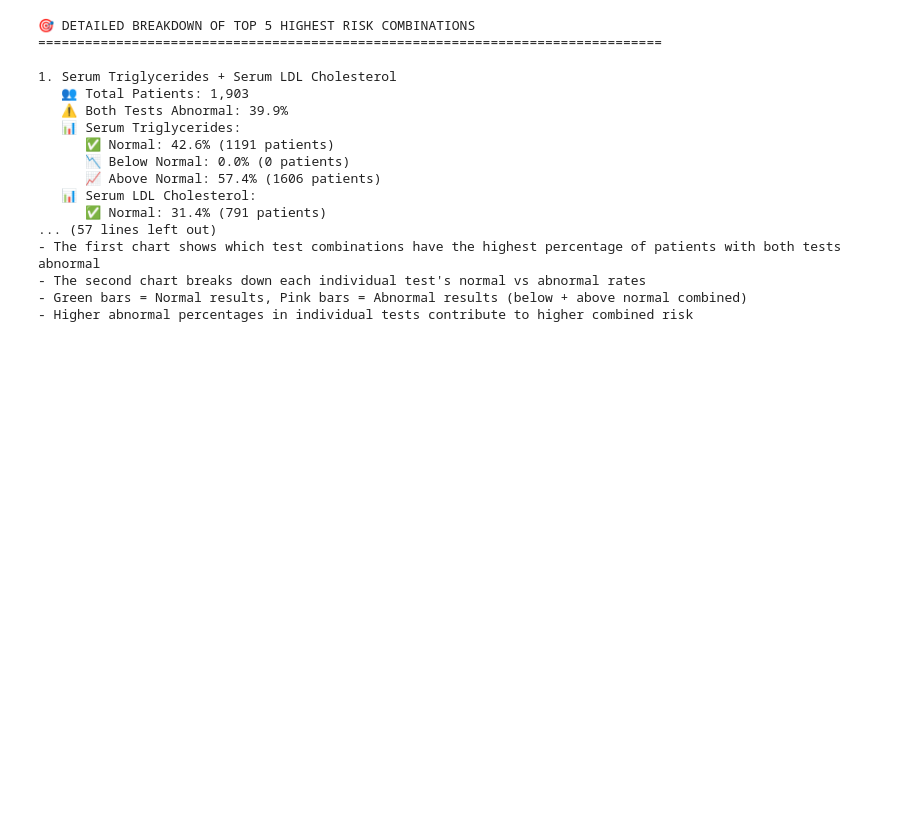
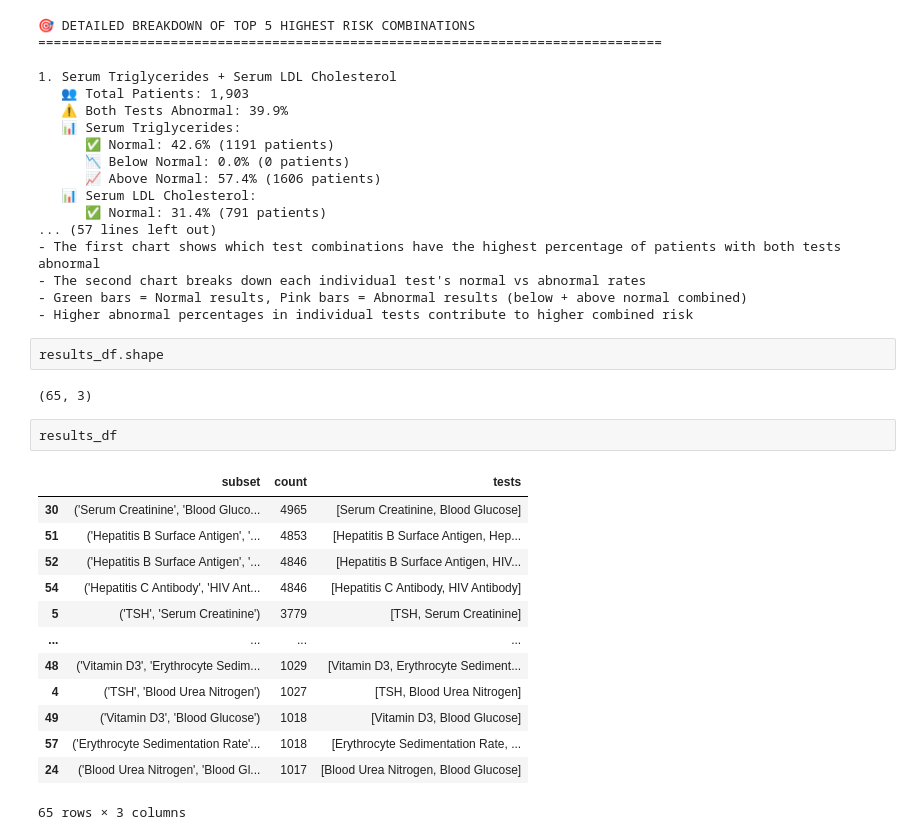
Before and after one commit to Akar-30/health_data, a Jupyter notebook: data_gathering_and_cleaning.ipynb, the cells around one changed output. Saved outputs shown, nothing was run; the diff lists cells and outputs as text; blank space fills up the shorter version.

```diff
--- a/data_gathering_and_cleaning.ipynb
+++ b/data_gathering_and_cleaning.ipynb
@@ -2494,3 +2494,23 @@ print("- Higher abnormal percentages in individual tests contribute to higher co
 - The second chart breaks down each individual test's normal vs abnormal rates
 - Green bars = Normal results, Pink bars = Abnormal results (below + above normal combined)
 - Higher abnormal percentages in individual tests contribute to higher combined risk
+# %%
+results_df.shape
+# %% [output]
+(65, 3)
+# %%
+results_df
+# %% [output]
+|  | subset | count | tests |
+| 30 | ('Serum Creatinine', 'Blood Gluco... | 4965 | [Serum Creatinine, Blood Glucose] |
+| 51 | ('Hepatitis B Surface Antigen', '... | 4853 | [Hepatitis B Surface Antigen, Hep... |
+| 52 | ('Hepatitis B Surface Antigen', '... | 4846 | [Hepatitis B Surface Antigen, HIV... |
+| 54 | ('Hepatitis C Antibody', 'HIV Ant... | 4846 | [Hepatitis C Antibody, HIV Antibody] |
+| 5 | ('TSH', 'Serum Creatinine') | 3779 | [TSH, Serum Creatinine] |
+| ... | ... | ... | ... |
+| 48 | ('Vitamin D3', 'Erythrocyte Sedim... | 1029 | [Vitamin D3, Erythrocyte Sediment... |
+| 4 | ('TSH', 'Blood Urea Nitrogen') | 1027 | [TSH, Blood Urea Nitrogen] |
+| 49 | ('Vitamin D3', 'Blood Glucose') | 1018 | [Vitamin D3, Blood Glucose] |
+| 57 | ('Erythrocyte Sedimentation Rate'... | 1018 | [Erythrocyte Sedimentation Rate, ... |
+| 24 | ('Blood Urea Nitrogen', 'Blood Gl... | 1017 | [Blood Urea Nitrogen, Blood Glucose] |
+65 rows × 3 columns
```
Also changed, not shown: parts of 9 cells of this notebook, 7 other files.
